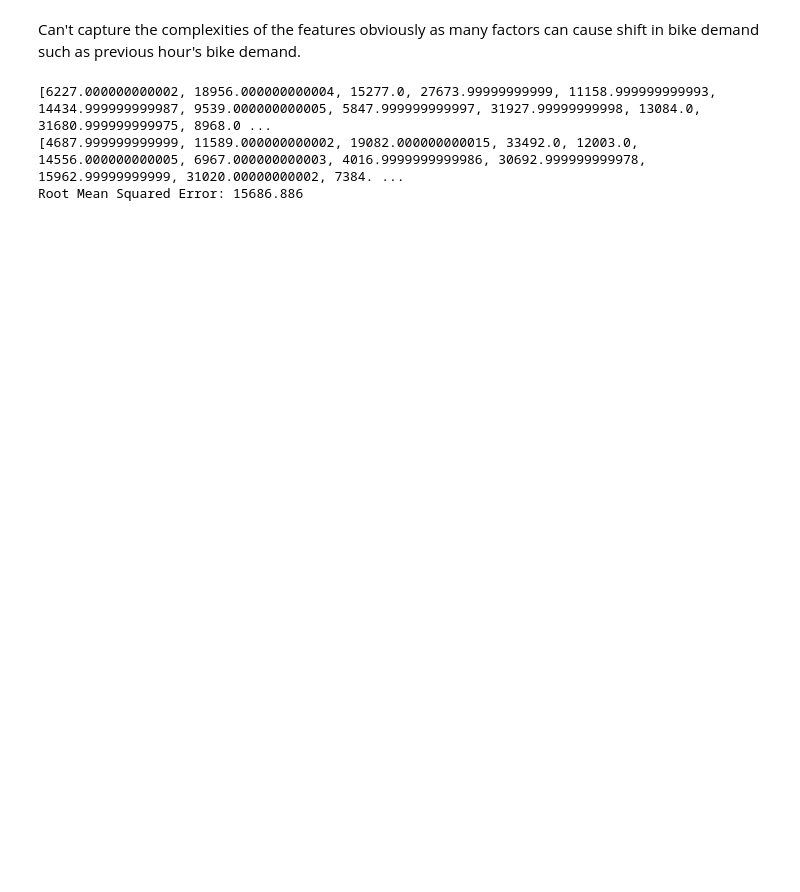
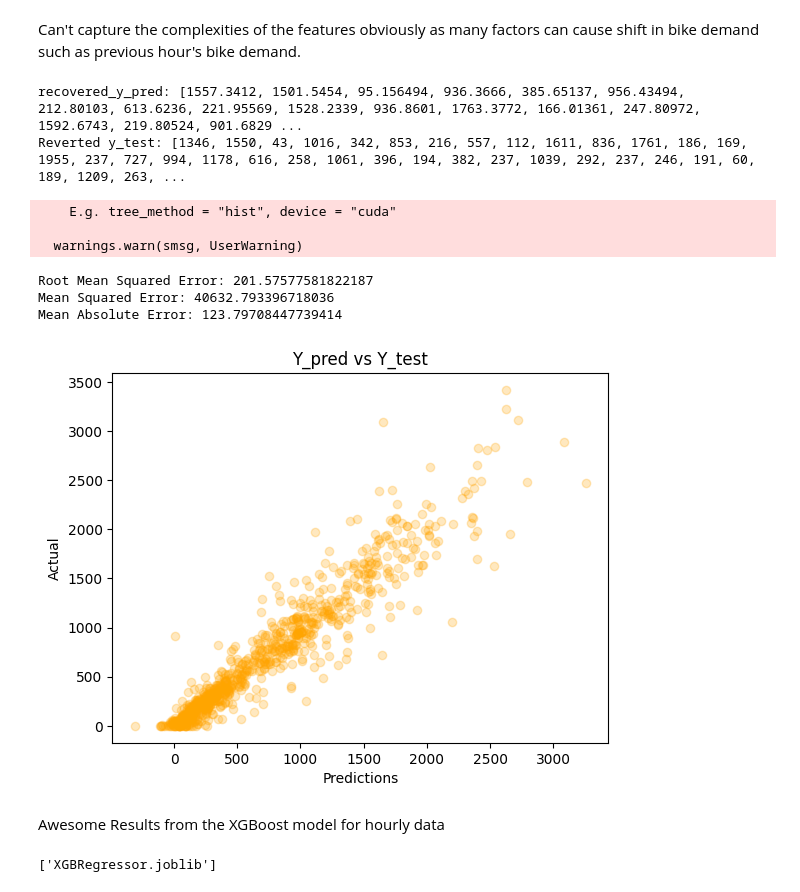
Before and after one commit to Retrospek/SeoulBikingRates, a Jupyter notebook: model_creation.ipynb, the cells around one changed output. Saved outputs shown, nothing was run; the diff lists cells and outputs as text; code cells hidden in the pictures; blank space fills up the shorter version.

```diff
--- a/model_creation.ipynb
+++ b/model_creation.ipynb
@@ -157,5 +180,6 @@ Data Columns Index(['Date', 'Rented Bike Count', 'Hour', 'Temperature(C)', 'Humi
 # %% [markdown]
 Create Features and Target units
 # %%
-X_hourly = data.drop(columns=['Rented Bike Count', 'Date', 'Seasons', 'Year'])
-y_hourly = data['Rented Bike Count']
+X_hourly = data_hourly.drop(columns=['Rented Bike Count', 'Rented_Bike_LogScale', 'Date', 'Seasons', 'Year'])
+y_hourly = data_hourly['Rented Bike Count']
+y_hourly.head(2)
@@ -621,0 +650,3 @@ Really good predictions because I took a hourly dataset and got to a average of
+# %%
+X_trainH, X_testH, y_trainH, y_testH = train_test_split(X_hourly, y_hourly, test_size=0.1)
+y_testH
@@ -648,0 +668,14 @@ XGBRegressor(base_score=None, booster=None, callbacks=None,
+# %%
+XGBRegressor = XGBRegressor(
+    n_estimators=850,
+    learning_rate=0.15,
+    seed=42,
+    tree_method='gpu_hist',  # Use GPU for training
+    device='cuda'  # Specify to use CUDA-enabled GPU
+)
+
+XGBRegressor.fit(
+    X_trainH,
+    y_trainH,
+    verbose=False,
+)
@@ -649,18 +697,44 @@ XGBRegressor(base_score=None, booster=None, callbacks=None,
 # %% [markdown]
 Can't capture the complexities of the features obviously as many factors can cause shift in bike demand such as previous hour's bike demand.
 # %%
-y_pred = model.predict(X_test)
+y_pred = XGBRegressor.predict(X_testH)
 # Calculate metrics
 
 # Convert back to original scale (if needed for other calculations)
-recovered_y_test = np.exp(y_test) - 1
-xg_ypred_reverted = np.exp(y_pred) - 1
-
-rmse = mean_absolute_error(xg_ypred_reverted, y_pred)  # RMSE
-print([i for i in recovered_y_test])
-print([j for j in recovered_y_pred])
-print("Root Mean Squared Error:", rmse)
+#xg_recovered_y_test = np.exp(y_testH) - 1
+#xg_ypred_reverted = np.exp(y_pred) - 1
+print(f"recovered_y_pred: {[i for i in y_pred]}")
+print(f"Reverted y_test: {[i for i in y_testH]}")
 # %% [output]
-[6227.000000000002, 18956.000000000004, 15277.0, 27673.99999999999, 11158.999999999993, 14434.999999999987, 9539.000000000005, 5847.999999999997, 31927.99999999998, 13084.0, 31680.999999999975, 8968.0 ...
-[4687.999999999999, 11589.000000000002, 19082.000000000015, 33492.0, 12003.0, 14556.000000000005, 6967.000000000003, 4016.9999999999986, 30692.999999999978, 15962.99999999999, 31020.00000000002, 7384. ...
-Root Mean Squared Error: 15686.886
+recovered_y_pred: [1557.3412, 1501.5454, 95.156494, 936.3666, 385.65137, 956.43494, 212.80103, 613.6236, 221.95569, 1528.2339, 936.8601, 1763.3772, 166.01361, 247.80972, 1592.6743, 219.80524, 901.6829 ...
+Reverted y_test: [1346, 1550, 43, 1016, 342, 853, 216, 557, 112, 1611, 836, 1761, 186, 169, 1955, 237, 727, 994, 1178, 616, 258, 1061, 396, 194, 382, 237, 1039, 292, 237, 246, 191, 60, 189, 1209, 263, ...
+    E.g. tree_method = "hist", device = "cuda"
+
+  warnings.warn(smsg, UserWarning)
+# %%
+rmse = root_mean_squared_error(y_testH, y_pred)  # RMSE
+mse = mean_squared_error(y_testH, y_pred)
+mae = mean_absolute_error(y_testH, y_pred)
+print("Root Mean Squared Error:", rmse)
+print("Mean Squared Error:", mse)
+print("Mean Absolute Error:", mae)
+# %% [output]
+Root Mean Squared Error: 201.57577581822187
+Mean Squared Error: 40632.793396718036
+Mean Absolute Error: 123.79708447739414
+# %%
+plt.scatter(y_pred, y_testH, alpha=0.25, color='orange')
+plt.title("Y_pred vs Y_test")
+plt.xlabel("Predictions")
+plt.ylabel("Actual")
+plt.show()
+# %% [output]
+[figure, added]
+# %% [markdown]
+Awesome Results from the XGBoost model for hourly data
+# %%
+# Saving The XGBoost Model
+
+joblib.dump(XGBRegressor, "XGBRegressor.joblib")
+# %% [output]
+['XGBRegressor.joblib']
```
Also changed, not shown: parts of 24 cells of this notebook.
